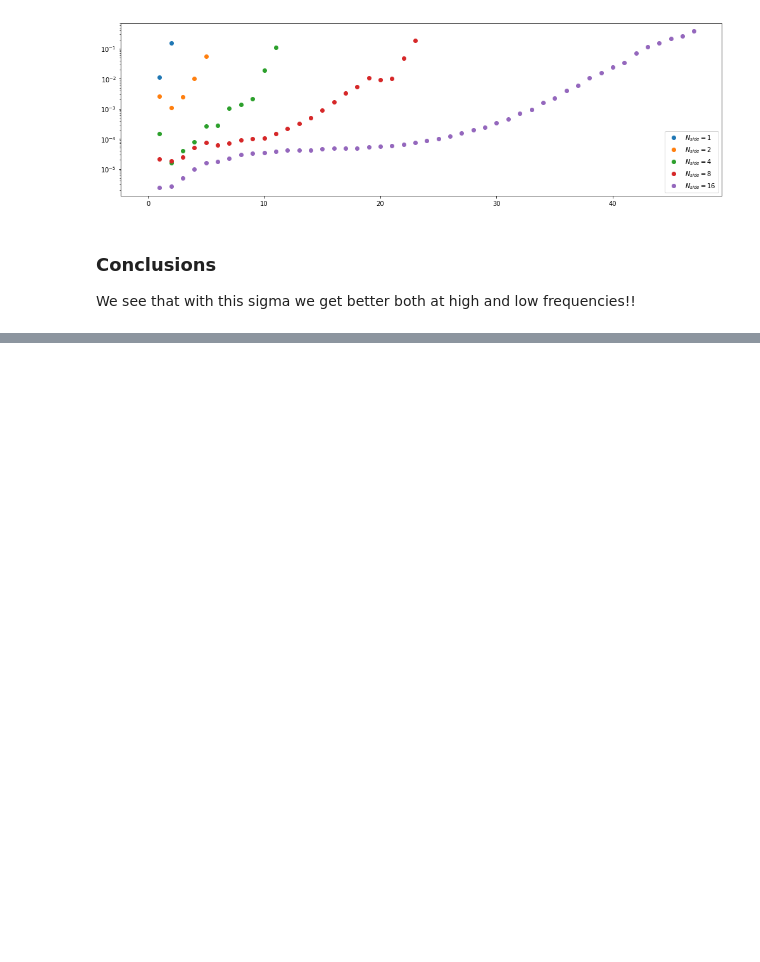
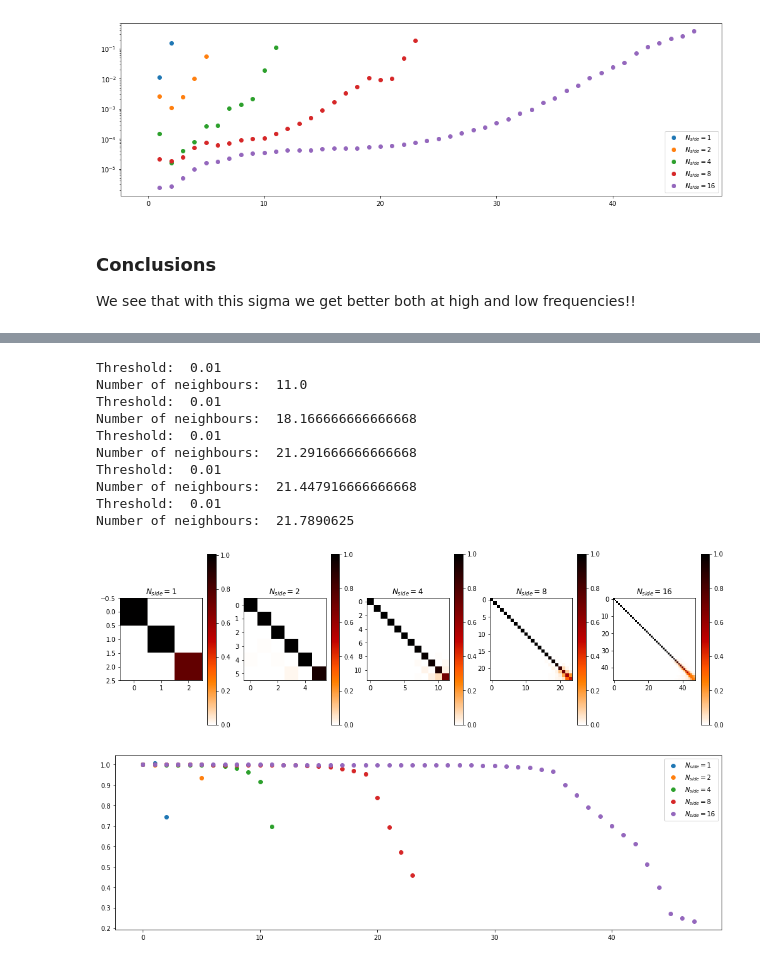
Before and after one commit to MartMilani/PDM, a Jupyter notebook: codes/06_good_std_dev.ipynb, the cells around one changed output, grey strips where cells are left out. Saved outputs shown, nothing was run; the diff lists cells and outputs as text; code cells hidden in the pictures; blank space fills up the shorter version.

```diff
--- a/codes/06_good_std_dev.ipynb
+++ b/codes/06_good_std_dev.ipynb
@@ -789,0 +829,66 @@ We see that with this sigma we get better both at high and low frequencies!!
+# %%
+plt.rcParams['figure.figsize'] = (17, 5)
+
+nsides = [1, 2, 4, 8, 16]
+sigmas = [1.3339, 0.3835, 0.1003, 0.02561, 0.00647, 0.001628]
+thresholded_graphs = []
+spectral_content = dict()
+
+k= 0.01
+
+for nside, sigma in zip(nsides, sigmas):
+
+    lmax = 3 * nside - 1
+
+    n_harmonics = np.cumsum(np.arange(1, 2*lmax+2, 2))[-1]
+    full_graph = utils.full_healpix_graph(nside, dtype=np.float64, std=sigma)  # in NEST order
+
+    # sparsifying the graph
+    W = full_graph.W.copy()
+    W[W < k] = 0
+    thresholded_graphs.append(pg.graphs.Graph(W))
+    graph = thresholded_graphs[-1]
+    print("Threshold: ", k)
+    print("Number of neighbours: ", np.mean(np.sum(W>0, axis=1)))
+
+    graph.compute_fourier_basis(n_eigenvectors=n_harmonics)
+
+    cl = np.empty((n_harmonics, lmax+1))
+    for i in range(n_harmonics):
+        eigenvector = hp.reorder(graph.U[:, i], n2r=True)
+        # alm = hp.sphtfunc.map2alm(eigenvector)
+        cl[i] = hp.sphtfunc.anafast(eigenvector, lmax=lmax, iter=8)
+
+    spectral_content[nside] = np.empty((lmax+1, lmax+1))
+    start = 0
+    for ell in range(lmax+1):
+        end = start + (2 * ell + 1)
+        spectral_content[nside][ell] = np.sum(cl[start:end,:], axis=0)
+        start = end
+
+fig1, axes = plt.subplots(1, len(nsides))
+fig2, ax2 = plt.subplots()
+
+for ax, (nside, sc) in zip(axes, spectral_content.items()):
+    sc = sc / sc[0, 0]
+    im = ax.imshow(sc, cmap=plt.cm.gist_heat_r)
+    fig1.colorbar(im, ax=ax)
+    ax.set_title(rf'$N_{{side}}={nside}$')
+
+    energy_in = np.diag(sc)
+    ax2.plot(energy_in, 'o', label=rf'$N_{{side}}={nside}$')
+
+ax2.legend();
+# %% [output]
+Threshold:  0.01
+Number of neighbours:  11.0
+Threshold:  0.01
+Number of neighbours:  18.166666666666668
+Threshold:  0.01
+Number of neighbours:  21.291666666666668
+Threshold:  0.01
+Number of neighbours:  21.447916666666668
+Threshold:  0.01
+Number of neighbours:  21.7890625
+[figure, added]
+[figure, added]
```
Also changed, not shown: parts of 11 cells of this notebook, 4 other files.
